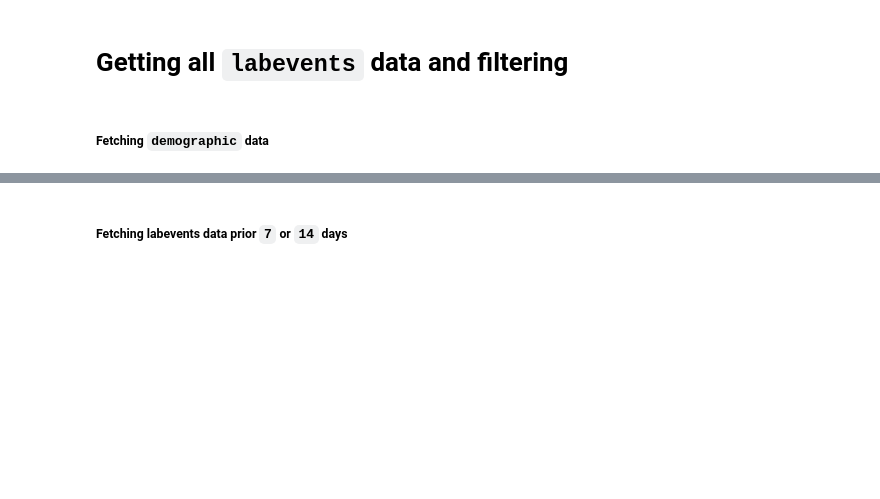
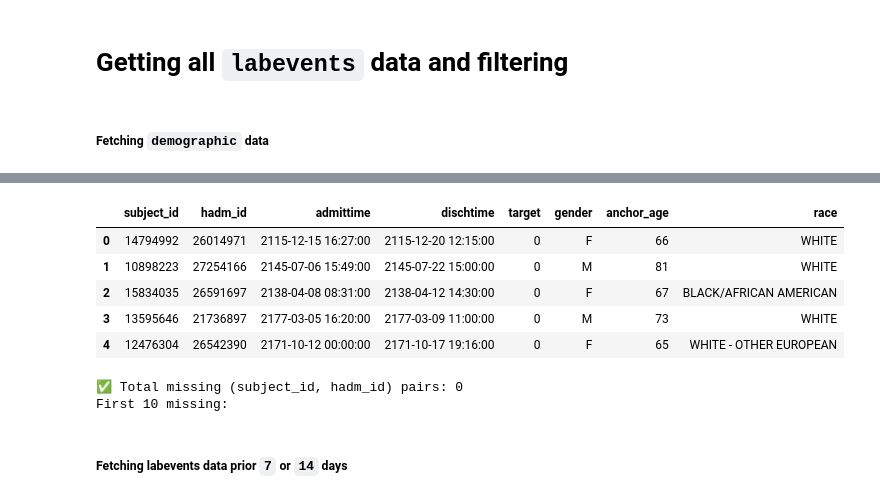
Before and after one commit to Crazz-Zaac/informative-missingness, a Jupyter notebook: project/notebooks/exp_2025.ipynb, the cells around one changed output, grey strips where cells are left out. Cells and saved outputs as stored; diff of their text form; code cells hidden in the pictures; blank space fills up the shorter version.

```diff
--- a/project/notebooks/exp_2025.ipynb
+++ b/project/notebooks/exp_2025.ipynb
@@ -95,7 +139,17 @@ conn.close()
+# %%
+demog_df = pd.read_parquet("../dataset/raw/cohort_with_demographic_data.parquet")
+demog_df.head()
+# %% [output]
+|  | subject_id | hadm_id | admittime | dischtime | target | gender | anchor_age | race |
+| 0 | 14794992 | 26014971 | 2115-12-15 16:27:00 | 2115-12-20 12:15:00 | 0 | F | 66 | WHITE |
+| 1 | 10898223 | 27254166 | 2145-07-06 15:49:00 | 2145-07-22 15:00:00 | 0 | M | 81 | WHITE |
+| 2 | 15834035 | 26591697 | 2138-04-08 08:31:00 | 2138-04-12 14:30:00 | 0 | F | 67 | BLACK/AFRICAN AMERICAN |
+| 3 | 13595646 | 21736897 | 2177-03-05 16:20:00 | 2177-03-09 11:00:00 | 0 | M | 73 | WHITE |
+| 4 | 12476304 | 26542390 | 2171-10-12 00:00:00 | 2171-10-17 19:16:00 | 0 | F | 65 | WHITE - OTHER EUROPEAN |
 # %%
 import pandas as pd
 # Load files
-demog_df = pd.read_parquet("../dataset/raw/lab_event_data_with_demographics.parquet")
+demog_df = pd.read_parquet("../dataset/raw/cohort_with_demographic_data.parquet")
 cohort_df = pd.read_csv('../assets/extracted.csv')
 
 # Ensure consistent dtypes
@@ -116,6 +170,9 @@ print(f"✅ Total missing (subject_id, hadm_id) pairs: {len(missing_pairs)}")
 print("First 10 missing:")
 for pair in missing_pairs[:10]:
     print(pair)
+# %% [output]
+✅ Total missing (subject_id, hadm_id) pairs: 0
+First 10 missing:
 # %%
 demog_df.head(11)
 # %%
```
Also changed, not shown: parts of 6 cells of this notebook, 15 other files.
